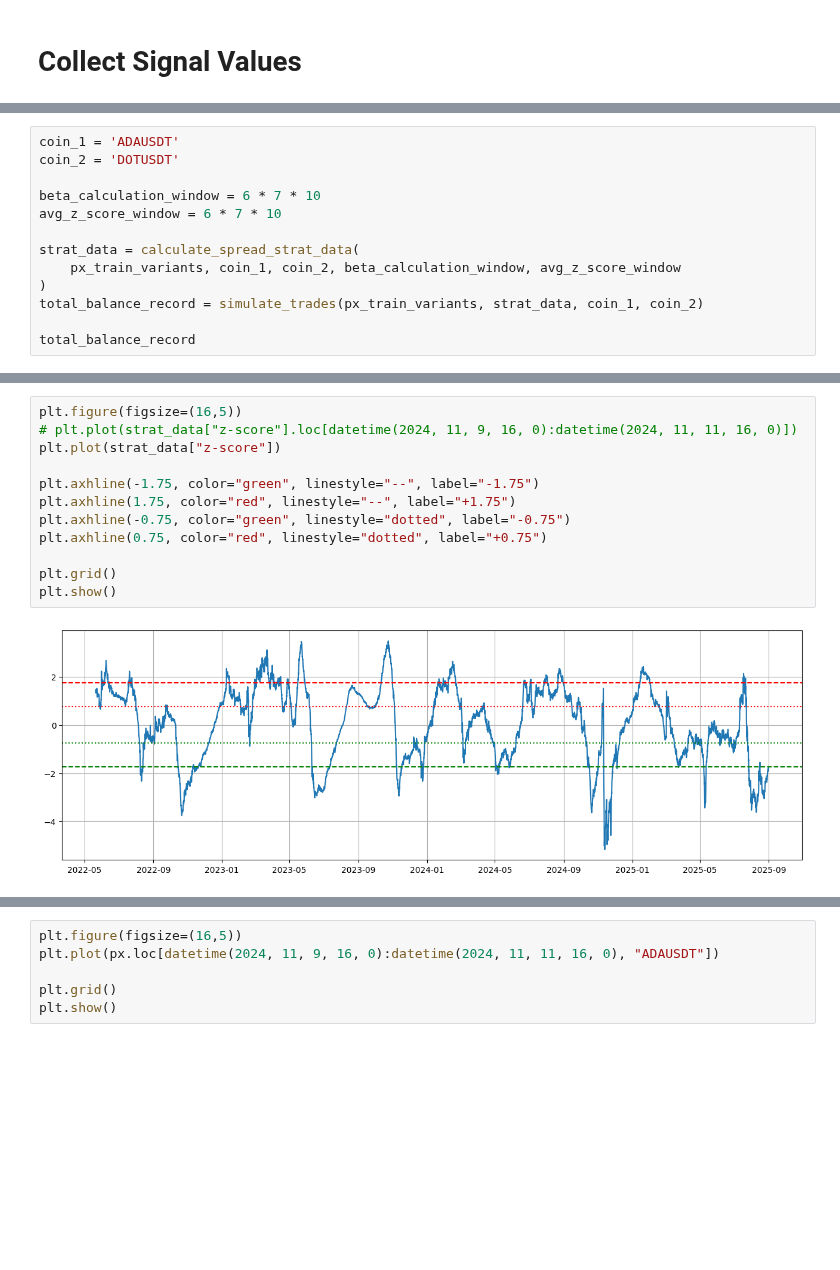
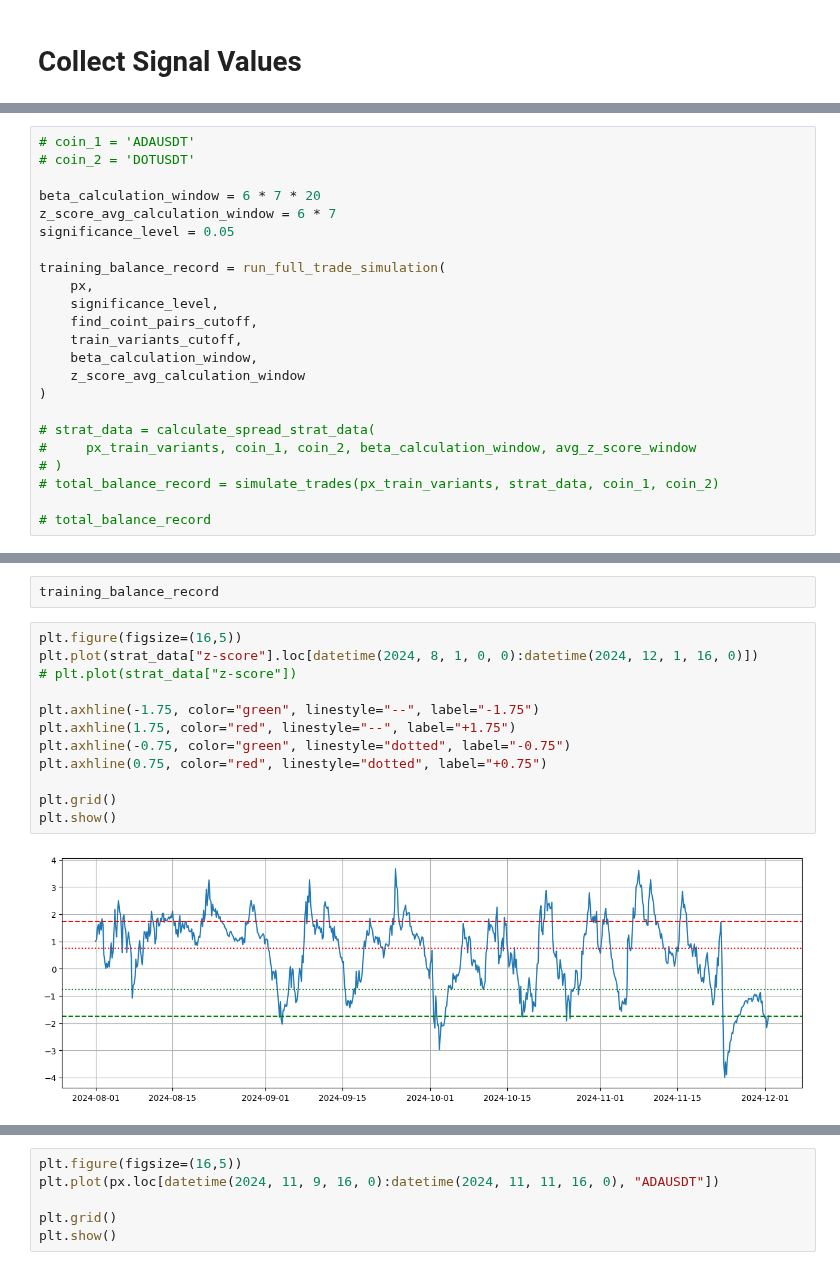
Before and after one commit to wbchristerson/crypto-strategies, a Jupyter notebook: updated_statistical_arbitrage_cointegration.ipynb, the cells around one changed output, grey strips where cells are left out. Cells and saved outputs as stored; diff of their text form; blank space fills up the shorter version.

```diff
--- a/updated_statistical_arbitrage_cointegration.ipynb
+++ b/updated_statistical_arbitrage_cointegration.ipynb
@@ -298,14 +241,24 @@ ret_balance_clean.mean() / ret_balance_clean.std() * np.sqrt(365 * 6)
 # %%
-coin_1 = 'ADAUSDT'
-coin_2 = 'DOTUSDT'
+# coin_1 = 'ADAUSDT'
+# coin_2 = 'DOTUSDT'
 
-beta_calculation_window = 6 * 7 * 10
-avg_z_score_window = 6 * 7 * 10
+beta_calculation_window = 6 * 7 * 20
+z_score_avg_calculation_window = 6 * 7
+significance_level = 0.05
 
-strat_data = calculate_spread_strat_data(
-    px_train_variants, coin_1, coin_2, beta_calculation_window, avg_z_score_window
+training_balance_record = run_full_trade_simulation(
+    px,
+    significance_level,
+    find_coint_pairs_cutoff,
+    train_variants_cutoff,
+    beta_calculation_window,
+    z_score_avg_calculation_window
 )
-total_balance_record = simulate_trades(px_train_variants, strat_data, coin_1, coin_2)
 
-total_balance_record
+# strat_data = calculate_spread_strat_data(
+#     px_train_variants, coin_1, coin_2, beta_calculation_window, avg_z_score_window
+# )
+# total_balance_record = simulate_trades(px_train_variants, strat_data, coin_1, coin_2)
+
+# total_balance_record
 # %% [output]
@@ -341,16 +282,18 @@ Length: 8030, dtype: float64
+# %%
+training_balance_record
 # %%
 plt.figure(figsize=(16,5))
-# plt.plot(strat_data["z-score"].loc[datetime(2024, 11, 9, 16, 0):datetime(2024, 11, 11, 16, 0)])
-plt.plot(strat_data["z-score"])
+plt.plot(strat_data["z-score"].loc[datetime(2024, 8, 1, 0, 0):datetime(2024, 12, 1, 16, 0)])
+# plt.plot(strat_data["z-score"])
 
 plt.axhline(-1.75, color="green", linestyle="--", label="-1.75")
 plt.axhline(1.75, color="red", linestyle="--", label="+1.75")
 plt.axhline(-0.75, color="green", linestyle="dotted", label="-0.75")
 plt.axhline(0.75, color="red", linestyle="dotted", label="+0.75")
 
 plt.grid()
 plt.show()
 # %% [output]
-[figure, old version]
+[figure, new version]
 # %%
 plt.figure(figsize=(16,5))
```
Also changed, not shown: parts of 12 cells of this notebook.
